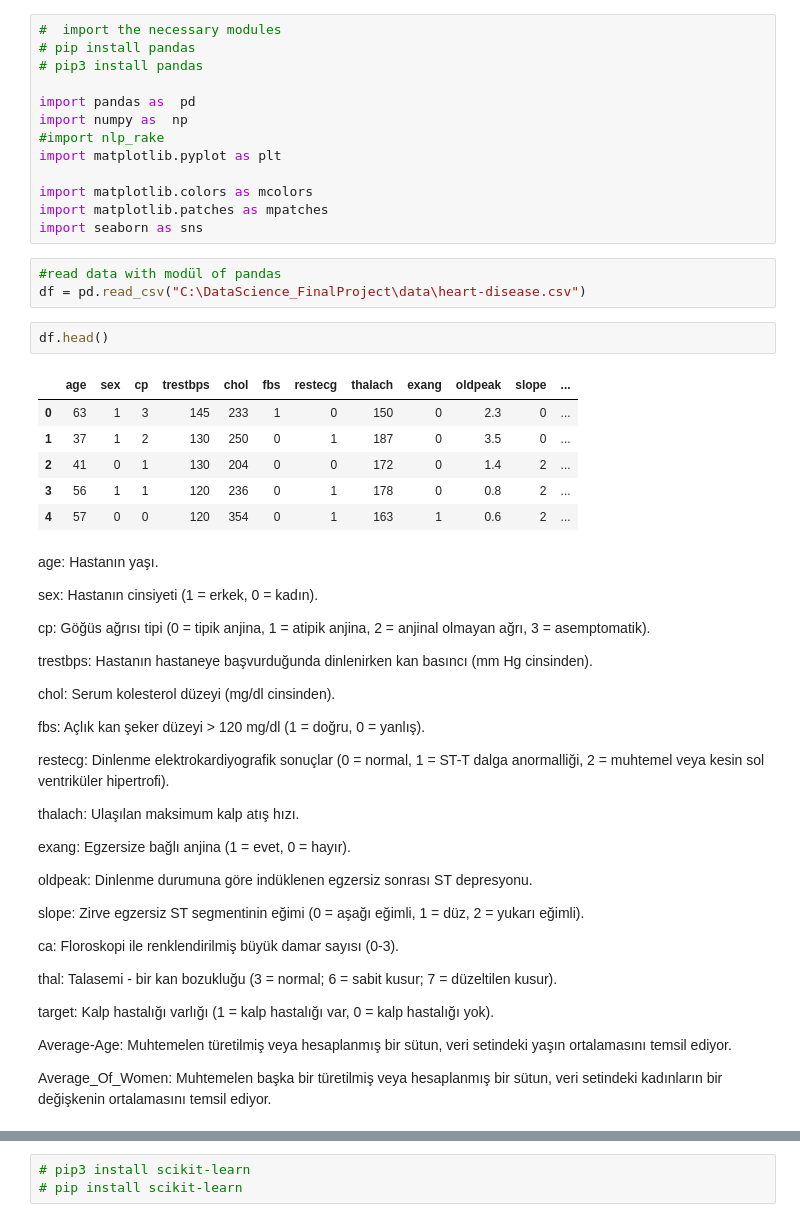
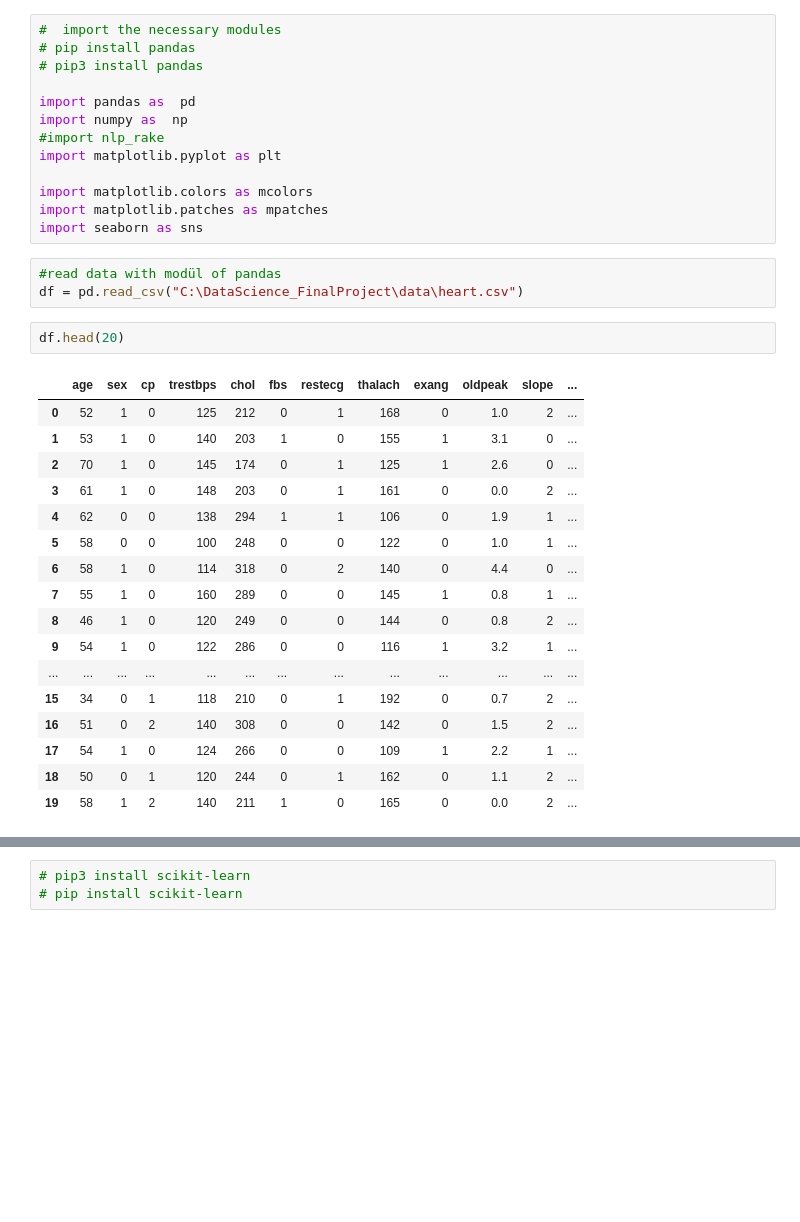
Before and after one commit to zehranurr/DataScience-HeartDisease, a Jupyter notebook: HeartDisase-information.ipynb, the cells around one changed output, grey strips where cells are left out. Drawn from its saved outputs; the diff is of its cells as text; blank space fills up the shorter version.

```diff
--- a/HeartDisase-information.ipynb
+++ b/HeartDisase-information.ipynb
@@ -13,48 +13,27 @@ import matplotlib.patches as mpatches
 import seaborn as sns
 # %%
 #read data with modül of pandas
-df = pd.read_csv("C:\DataScience_FinalProject\data\heart-disease.csv")
+df = pd.read_csv("C:\DataScience_FinalProject\data\heart.csv")
 # %%
-df.head()
+df.head(20)
 # %% [output]
 |  | age | sex | cp | trestbps | chol | fbs | restecg | thalach | exang | oldpeak | slope | ... |
-| 0 | 63 | 1 | 3 | 145 | 233 | 1 | 0 | 150 | 0 | 2.3 | 0 | ... |
-| 1 | 37 | 1 | 2 | 130 | 250 | 0 | 1 | 187 | 0 | 3.5 | 0 | ... |
-| 2 | 41 | 0 | 1 | 130 | 204 | 0 | 0 | 172 | 0 | 1.4 | 2 | ... |
-| 3 | 56 | 1 | 1 | 120 | 236 | 0 | 1 | 178 | 0 | 0.8 | 2 | ... |
-| 4 | 57 | 0 | 0 | 120 | 354 | 0 | 1 | 163 | 1 | 0.6 | 2 | ... |
+| 0 | 52 | 1 | 0 | 125 | 212 | 0 | 1 | 168 | 0 | 1.0 | 2 | ... |
+| 1 | 53 | 1 | 0 | 140 | 203 | 1 | 0 | 155 | 1 | 3.1 | 0 | ... |
+| 2 | 70 | 1 | 0 | 145 | 174 | 0 | 1 | 125 | 1 | 2.6 | 0 | ... |
+| 3 | 61 | 1 | 0 | 148 | 203 | 0 | 1 | 161 | 0 | 0.0 | 2 | ... |
+| 4 | 62 | 0 | 0 | 138 | 294 | 1 | 1 | 106 | 0 | 1.9 | 1 | ... |
+| 5 | 58 | 0 | 0 | 100 | 248 | 0 | 0 | 122 | 0 | 1.0 | 1 | ... |
+| 6 | 58 | 1 | 0 | 114 | 318 | 0 | 2 | 140 | 0 | 4.4 | 0 | ... |
+| 7 | 55 | 1 | 0 | 160 | 289 | 0 | 0 | 145 | 1 | 0.8 | 1 | ... |
+| 8 | 46 | 1 | 0 | 120 | 249 | 0 | 0 | 144 | 0 | 0.8 | 2 | ... |
+| 9 | 54 | 1 | 0 | 122 | 286 | 0 | 0 | 116 | 1 | 3.2 | 1 | ... |
+| ... | ... | ... | ... | ... | ... | ... | ... | ... | ... | ... | ... | ... |
+| 15 | 34 | 0 | 1 | 118 | 210 | 0 | 1 | 192 | 0 | 0.7 | 2 | ... |
+| 16 | 51 | 0 | 2 | 140 | 308 | 0 | 0 | 142 | 0 | 1.5 | 2 | ... |
+| 17 | 54 | 1 | 0 | 124 | 266 | 0 | 0 | 109 | 1 | 2.2 | 1 | ... |
+| 18 | 50 | 0 | 1 | 120 | 244 | 0 | 1 | 162 | 0 | 1.1 | 2 | ... |
+| 19 | 58 | 1 | 2 | 140 | 211 | 1 | 0 | 165 | 0 | 0.0 | 2 | ... |
-# %% [markdown]
-age: Hastanın yaşı.
-
-sex: Hastanın cinsiyeti (1 = erkek, 0 = kadın).
-
-cp: Göğüs ağrısı tipi (0 = tipik anjina, 1 = atipik anjina, 2 = anjinal olmayan ağrı, 3 = asemptomatik).
-
-trestbps: Hastanın hastaneye başvurduğunda dinlenirken kan basıncı (mm Hg cinsinden).
-
-chol: Serum kolesterol düzeyi (mg/dl cinsinden).
-
-fbs: Açlık kan şeker düzeyi > 120 mg/dl (1 = doğru, 0 = yanlış).
-
-restecg: Dinlenme elektrokardiyografik sonuçlar (0 = normal, 1 = ST-T dalga anormalliği, 2 = muhtemel veya kesin sol ventriküler hipertrofi).
-
-thalach: Ulaşılan maksimum kalp atış hızı.
-
-exang: Egzersize bağlı anjina (1 = evet, 0 = hayır).
-
-oldpeak: Dinlenme durumuna göre indüklenen egzersiz sonrası ST depresyonu.
-
-slope: Zirve egzersiz ST segmentinin eğimi (0 = aşağı eğimli, 1 = düz, 2 = yukarı eğimli).
-
-ca: Floroskopi ile renklendirilmiş büyük damar sayısı (0-3).
-
-thal: Talasemi - bir kan bozukluğu (3 = normal; 6 = sabit kusur; 7 = düzeltilen kusur).
-
-target: Kalp hastalığı varlığı (1 = kalp hastalığı var, 0 = kalp hastalığı yok).
-
-Average-Age: Muhtemelen türetilmiş veya hesaplanmış bir sütun, veri setindeki yaşın ortalamasını temsil ediyor.
-
-Average_Of_Women: Muhtemelen başka bir türetilmiş veya hesaplanmış bir sütun, veri setindeki kadınların bir değişkenin ortalamasını temsil ediyor.
 # %%
 df.info()
 # %% [output]
```
Also changed, not shown: parts of 14 cells of this notebook, 8 other files.
